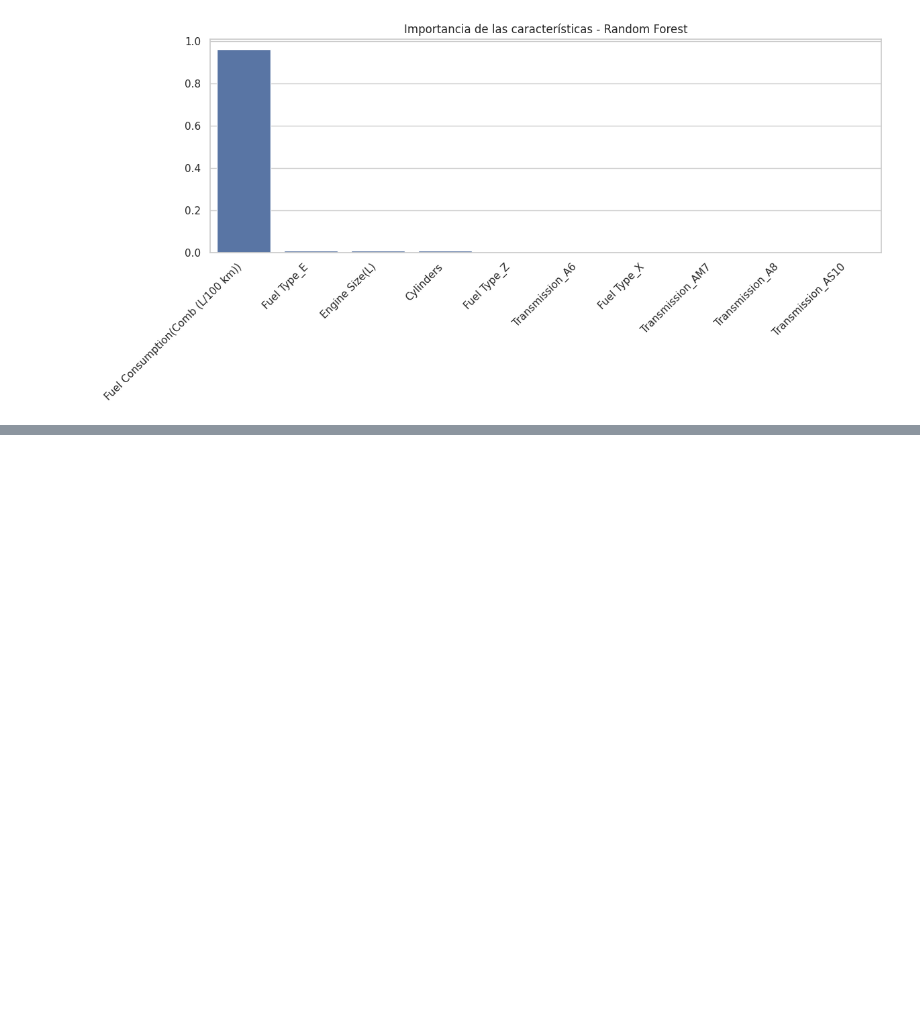
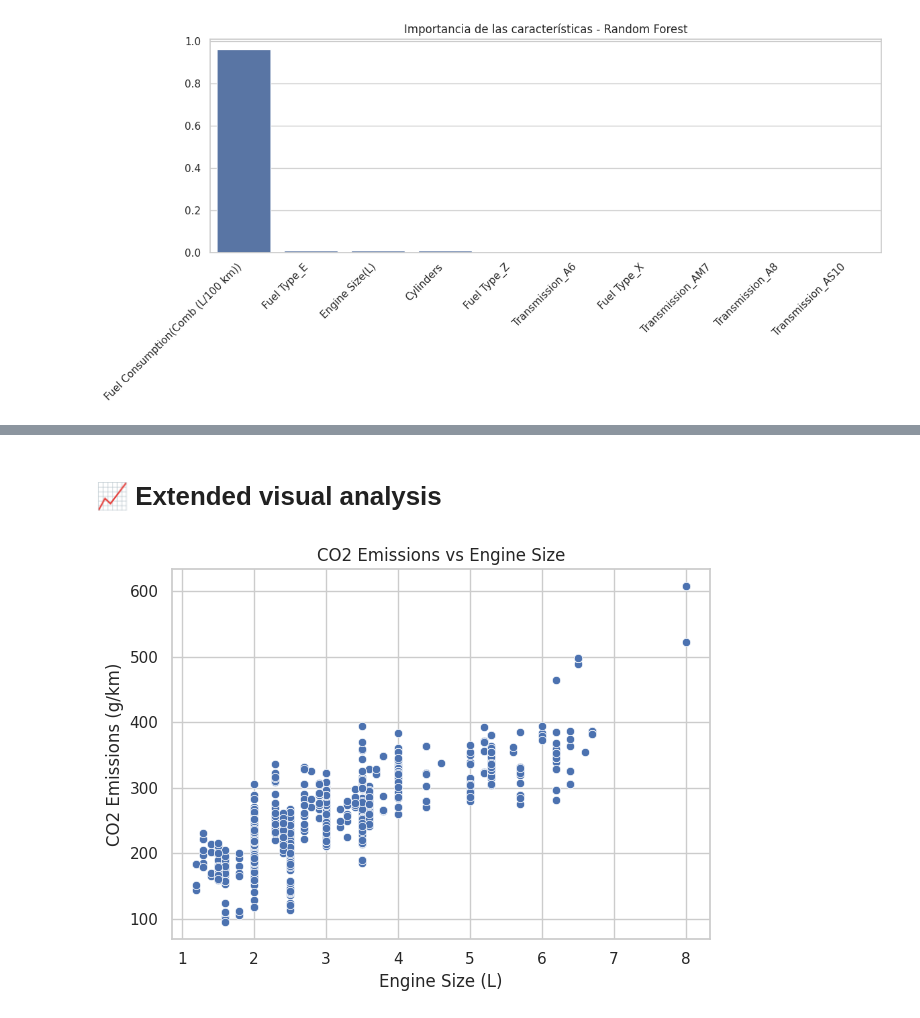
Before and after one commit to martavidal17/DM_project, a Jupyter notebook: Fuel_Consuption.ipynb, the cells around one changed output, grey strips where cells are left out. Drawn from its saved outputs; the diff is of its cells as text; code cells hidden in the pictures; blank space fills up the shorter version.

```diff
--- a/Fuel_Consuption.ipynb
+++ b/Fuel_Consuption.ipynb
@@ -36,7 +36,7 @@ sns.set(style='whitegrid')
 We begin by importing the dataset and displaying the first few rows. This helps to understand the structure and the types of attributes we are dealing with.
 # %%
 # Asegúrate de que el CSV está en el mismo directorio que el notebook
-df = pd.read_csv("/MY2022 Fuel Consumption Ratings.csv")
+df = pd.read_csv("MY2022 Fuel Consumption Ratings.csv")
 
 # Vista rápida
 df.head()
@@ -200,0 +234,11 @@ plt.show()
+# %% [markdown]
+# 📈 Extended visual analysis
+# %%
+sns.scatterplot(x="Engine Size(L)", y="CO2 Emissions(g/km)", data=df)
+plt.title("CO2 Emissions vs Engine Size")
+plt.xlabel("Engine Size (L)")
+plt.ylabel("CO2 Emissions (g/km)")
+plt.tight_layout()
+plt.show()
+# %% [output]
+[figure, added]
```
Also changed, not shown: parts of 8 cells of this notebook, 3 other files.
